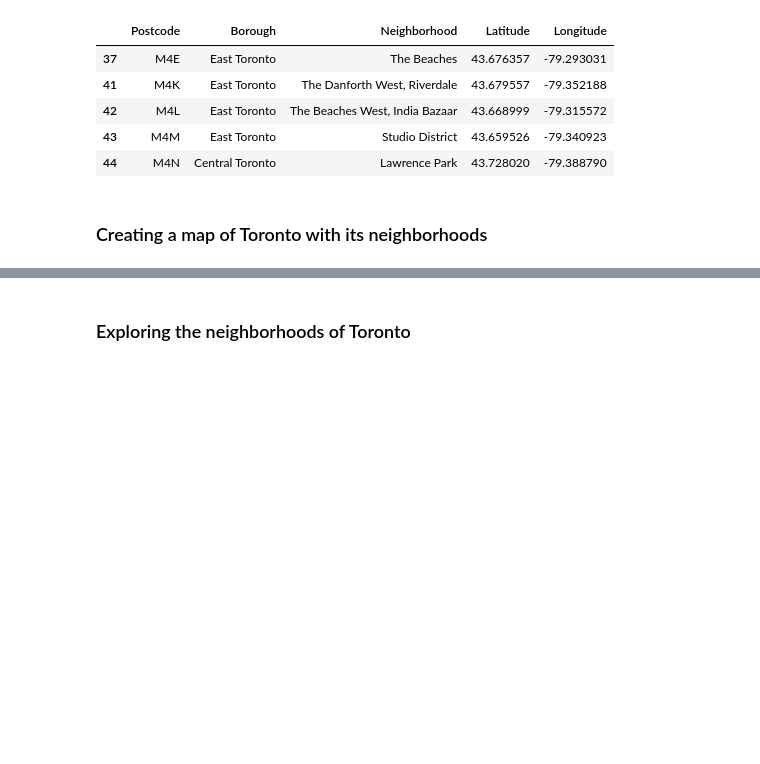
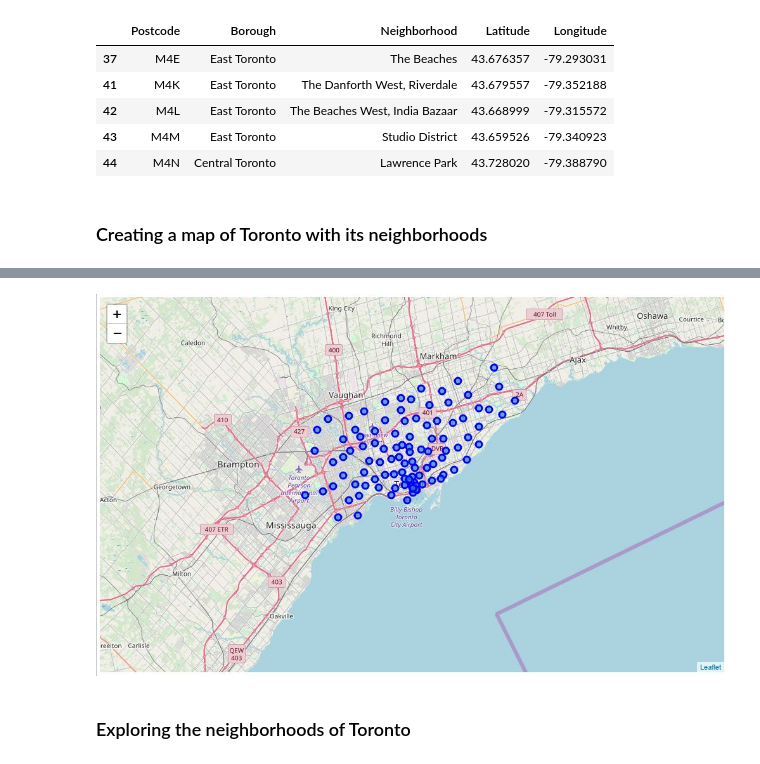
Before and after one commit to moses522/Coursera-Capstone, a Jupyter notebook: Segmenting_and_Clustering_3.ipynb, the cells around one changed output, grey strips where cells are left out. Cells and saved outputs as stored; diff of their text form; code cells hidden in the pictures; blank space fills up the shorter version.

```diff
--- a/Segmenting_and_Clustering_3.ipynb
+++ b/Segmenting_and_Clustering_3.ipynb
@@ -153,6 +153,10 @@ for lat, lng, borough, neighborhood in zip(final['Latitude'], final['Longitude']
 map_toronto
 # %% [output]
 [interactive output not drawn]
+# %%
+Image("map1.png")
+# %% [output]
+[figure, added]
 # %% [markdown]
 ### Exploring the neighborhoods of Toronto
 # %% [markdown]
```
Also changed, not shown: parts of 3 cells of this notebook.
